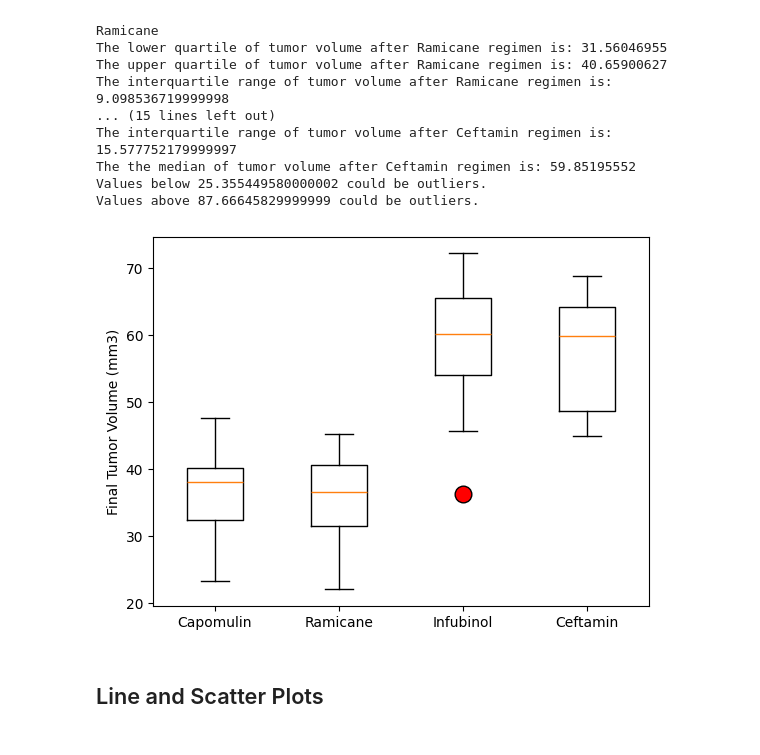
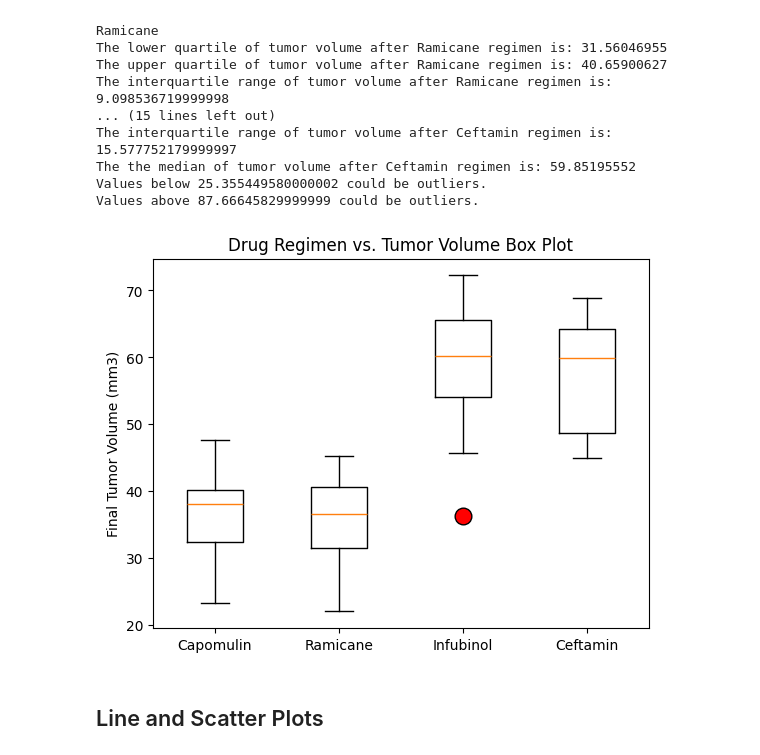
Before and after one commit to rjlaughlin/pymaceuticals, a Jupyter notebook: pymaceuticals.ipynb, the cells around one changed output. Drawn from its saved outputs; the diff is of its cells as text; code cells hidden in the pictures.

```diff
--- a/pymaceuticals.ipynb
+++ b/pymaceuticals.ipynb
@@ -237,12 +257,19 @@ Values above 87.66645829999999 could be outliers.
 # %%
 # Generate a box plot that shows the distribution of the tumor volume for each treatment group.
 fig1, ax1 = plt.subplots()
+
+# Plot Title and Labeling
+plt.title('Drug Regimen vs. Tumor Volume Box Plot')
 ax1.set_ylabel('Final Tumor Volume (mm3)')
 ax1.set_xticklabels(treatments)
+
+
 ax1.boxplot(tumor_data,flierprops = dict(marker='o', markerfacecolor='red', markersize=12,  markeredgecolor='black'))
+
+# Display the plot
 plt.show()
 # %% [output]
-[figure, old version]
+[figure, new version]
 # %% [markdown]
 ## Line and Scatter Plots
 # %%
```
Also changed, not shown: parts of 7 cells of this notebook, 1 other file.
